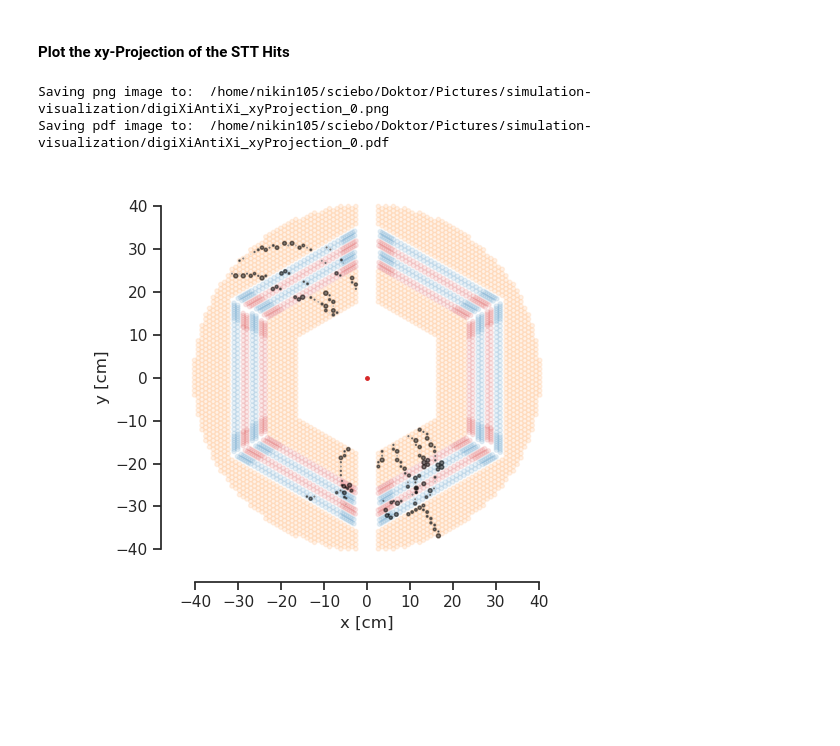
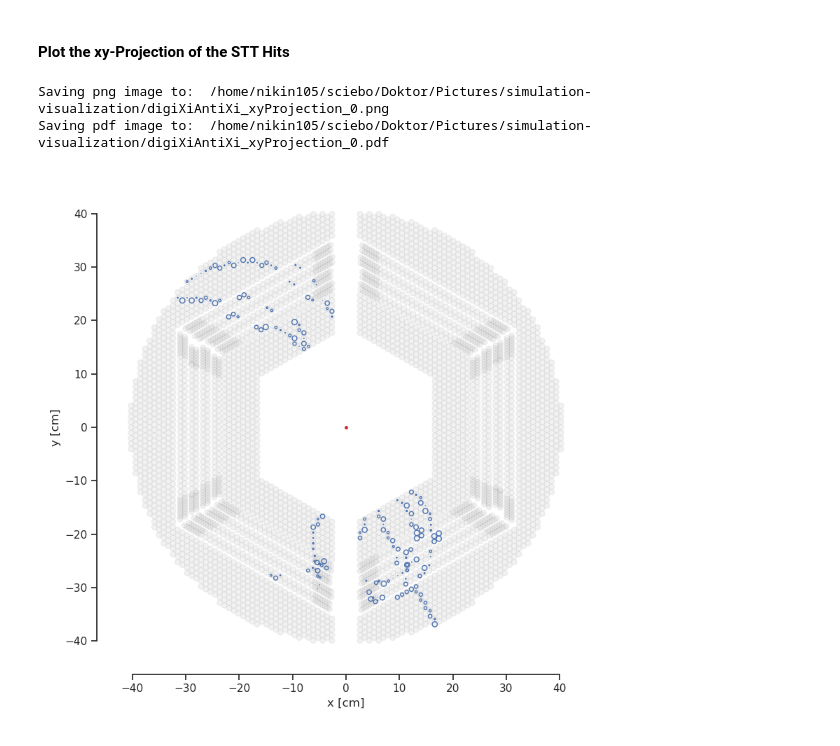
Before and after one commit to fairtrkx/pandaml, a Jupyter notebook: visualization/notebooks/plotDigi.ipynb, the cells around one changed output. Cells and saved outputs as stored; diff of their text form; code cells hidden in the pictures; blank space fills up the shorter version.

```diff
--- a/visualization/notebooks/plotDigi.ipynb
+++ b/visualization/notebooks/plotDigi.ipynb
@@ -25,6 +25,10 @@ import pandas as pd
 # to get access to the pdg database 2024 version
 import pdg
 PdgApi = pdg.connect('sqlite:///../pdgall-2024-v0.1.0.sqlite')
+
+snsColors = sns.color_palette("deep").as_hex()
+snsColorNames = ["blue", "orange", "green", "red", "purple", "brown", "pink", "gray", "olive", "cyan"]
+snsPal = {name: snsColors[i] for i, name in enumerate(snsColorNames)}
 # %% [markdown]
 ## Global Parameters
 
@@ -123,6 +127,9 @@ stt_zErr = hit_params["STTHit.fDz"].array(library="np")[eventNumber]
 
 # Isochrone Radius
 stt_isoR = hit_params["STTHit.fIsochrone"].array(library="np")[eventNumber]
+
+# Isochrone Radius Uncertainty
+stt_isoRErr = hit_params["STTHit.fIsochroneError"].array(library="np")[eventNumber]
 # %% [markdown]
 #### Plot the xy-Projection of the STT Hits
 # %%
@@ -133,51 +140,48 @@ sns.set_theme()
 sns.set_style("ticks")
 sns.set_context("notebook")
 
-fig, ax = plt.subplots()
+fig, ax = plt.subplots(figsize=(8,8))
 
 # Plot the IP
 ax.plot(0,0,marker='.',ms=5, color='tab:red')
 
 for index, row in data.iterrows():
 	if row['angle[°]'] == 0:
-		straightTube = patches.Circle((row['x[cm]'], row['y[cm]']), row['outerRadius[cm]'], color='tab:orange', alpha=0.1)
+		straightTube = patches.Circle((row['x[cm]'], row['y[cm]']), row['outerRadius[cm]'], color='gray', alpha=0.1)
 		ax.add_patch(straightTube)
 	elif np.sign(row['angle[°]']) == 1:
-		posSkewedTube = patches.Circle((row['x[cm]'], row['y[cm]']), row['outerRadius[cm]'], color='tab:red', alpha=0.1)
+		posSkewedTube = patches.Circle((row['x[cm]'], row['y[cm]']), row['outerRadius[cm]'], color='gray', alpha=0.1)
 		ax.add_patch(posSkewedTube)
 	elif np.sign(row['angle[°]']) == -1:
-		negSkewedTube = patches.Circle((row['x[cm]'], row['y[cm]']), row['outerRadius[cm]'], color='tab:blue', alpha=0.1)
+		negSkewedTube = patches.Circle((row['x[cm]'], row['y[cm]']), row['outerRadius[cm]'], color='gray', alpha=0.1)
 		ax.add_patch(negSkewedTube)
 	else:
 		raise Exception("Invalid angle")
 
 # ax.plot(stt_x, stt_y, marker='.', color='tab:blue', linestyle='None')
 
 for i in range(len(stt_x)):
-	isochrone = patches.Circle((stt_x[i], stt_y[i]), stt_isoR[i], color='black', alpha=0.5)
-	# errorBar = patches.Ellipse((stt_x[i], stt_y[i]), 2*stt_xErr[i], 2*stt_yErr[i], color='tab:blue', alpha=0.5)
-	ax.add_patch(isochrone)
+	isochrone1 = patches.Circle((stt_x[i], stt_y[i]), stt_isoR[i]+stt_isoRErr[i], ec=snsPal['blue'], fc='None')
+	ax.add_patch(isochrone1)
 
 # Set the axis labels and limits
 ax.set_xlabel("x [cm]")
-# ax.set_xlim(-42, 42)
 ax.set_ylabel("y [cm]")
-# ax.set_ylim(-42, 42)
 
 # Set the aspect ratio to be equal
 ax.set_aspect('equal')
 
 sns.despine(offset=10, trim=True)
 fig.tight_layout()
 
 imgPath = imagePath + projectName + "_xyProjection_" + str(eventNumber)
 
 print("Saving png image to: ", imgPath+".png")
 #plt.savefig(imgPath+".png", dpi=300, bbox_inches='tight')
 
 print("Saving pdf image to: ", imgPath+".pdf")
 #plt.savefig(imgPath+".pdf", dpi=300, bbox_inches='tight')
 # %% [output]
 Saving png image to:  /home/nikin105/sciebo/Doktor/Pictures/simulation-visualization/digiXiAntiXi_xyProjection_0.png
 Saving pdf image to:  /home/nikin105/sciebo/Doktor/Pictures/simulation-visualization/digiXiAntiXi_xyProjection_0.pdf
-[figure, old version]
+[figure, new version]
```
Also changed, not shown: 6 other files.
